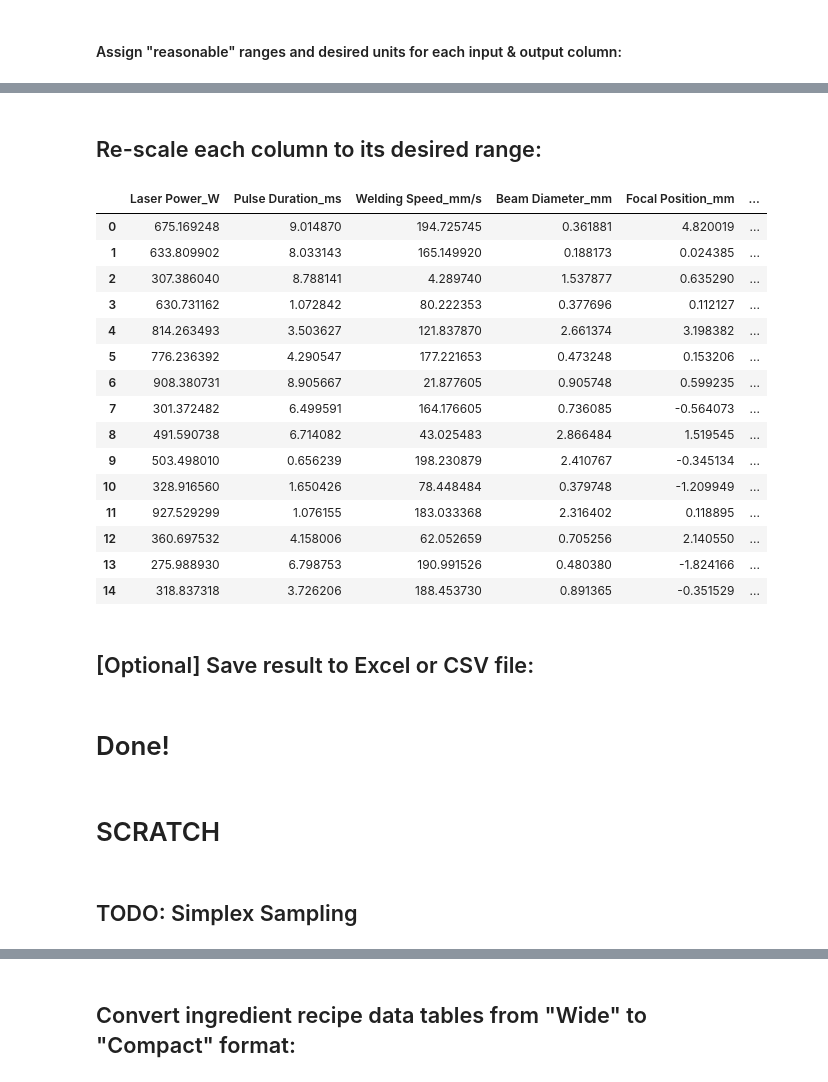
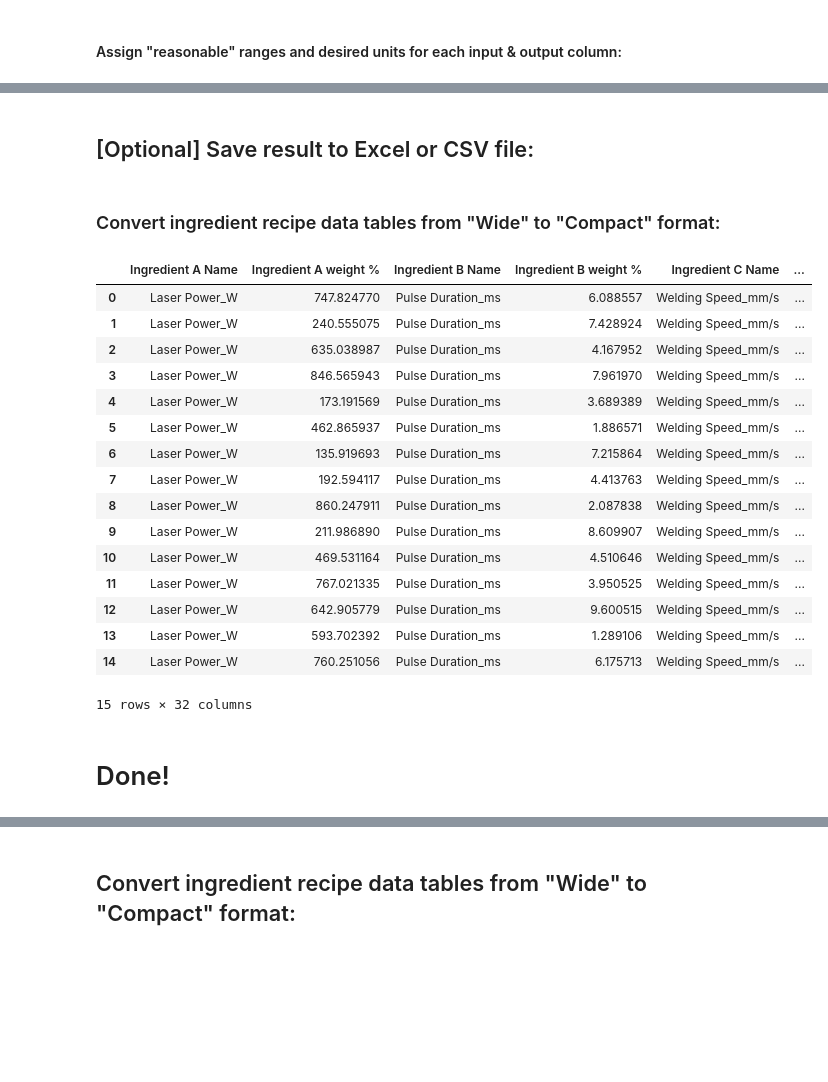
Before and after one commit to kylecsnow/js-ml-dashboard, a Jupyter notebook: backend/notebooks/Synthetic Dataset Generator.ipynb, the cells around one changed output, grey strips where cells are left out. Saved outputs shown, nothing was run; the diff lists cells and outputs as text; code cells hidden in the pictures; blank space fills up the shorter version.

```diff
--- a/backend/notebooks/Synthetic Dataset Generator.ipynb
+++ b/backend/notebooks/Synthetic Dataset Generator.ipynb
@@ -665,2 +424,0 @@ coefs_df
-# %% [markdown]
-## Re-scale each column to its desired range:
@@ -669,47 +425,29 @@ df = data_df.copy()
-# %%
-df_scaled = df.copy()
-
-for col in df.columns:
-    if col in inputs:
-        scaled_col = (df[col].to_numpy() + 2) / 4
-        df_scaled[col] = scaled_col
-
-all_columns = dict()
-all_columns.update(inputs)
-all_columns.update(outputs)
-
-for col in all_columns:
-    df_scaled[col] = df_scaled[col] * (all_columns[col]["max"] - all_columns[col]["min"]) + all_columns[col]["min"]
-
-column_renaming = {col: f'{col}_{all_columns[col]["units"]}' for col in all_columns}
-df_scaled = df_scaled.rename(column_renaming, axis=1)
-
-df_scaled
-# %% [output]
-|  | Laser Power_W | Pulse Duration_ms | Welding Speed_mm/s | Beam Diameter_mm | Focal Position_mm | ... |
-| 0 | 675.169248 | 9.014870 | 194.725745 | 0.361881 | 4.820019 | ... |
-| 1 | 633.809902 | 8.033143 | 165.149920 | 0.188173 | 0.024385 | ... |
-| 2 | 307.386040 | 8.788141 | 4.289740 | 1.537877 | 0.635290 | ... |
-| 3 | 630.731162 | 1.072842 | 80.222353 | 0.377696 | 0.112127 | ... |
-| 4 | 814.263493 | 3.503627 | 121.837870 | 2.661374 | 3.198382 | ... |
-| 5 | 776.236392 | 4.290547 | 177.221653 | 0.473248 | 0.153206 | ... |
-| 6 | 908.380731 | 8.905667 | 21.877605 | 0.905748 | 0.599235 | ... |
-| 7 | 301.372482 | 6.499591 | 164.176605 | 0.736085 | -0.564073 | ... |
-| 8 | 491.590738 | 6.714082 | 43.025483 | 2.866484 | 1.519545 | ... |
-| 9 | 503.498010 | 0.656239 | 198.230879 | 2.410767 | -0.345134 | ... |
-| 10 | 328.916560 | 1.650426 | 78.448484 | 0.379748 | -1.209949 | ... |
-| 11 | 927.529299 | 1.076155 | 183.033368 | 2.316402 | 0.118895 | ... |
-| 12 | 360.697532 | 4.158006 | 62.052659 | 0.705256 | 2.140550 | ... |
-| 13 | 275.988930 | 6.798753 | 190.991526 | 0.480380 | -1.824166 | ... |
-| 14 | 318.837318 | 3.726206 | 188.453730 | 0.891365 | -0.351529 | ... |
 # %% [markdown]
 ## [Optional] Save result to Excel or CSV file:
+# %% [markdown]
+### Convert ingredient recipe data tables from "Wide" to "Compact" format:
+# %%
+wide_to_compact_format(data_df)
+# %% [output]
+|  | Ingredient A Name | Ingredient A weight % | Ingredient B Name | Ingredient B weight % | Ingredient C Name | ... |
+| 0 | Laser Power_W | 747.824770 | Pulse Duration_ms | 6.088557 | Welding Speed_mm/s | ... |
+| 1 | Laser Power_W | 240.555075 | Pulse Duration_ms | 7.428924 | Welding Speed_mm/s | ... |
+| 2 | Laser Power_W | 635.038987 | Pulse Duration_ms | 4.167952 | Welding Speed_mm/s | ... |
+| 3 | Laser Power_W | 846.565943 | Pulse Duration_ms | 7.961970 | Welding Speed_mm/s | ... |
+| 4 | Laser Power_W | 173.191569 | Pulse Duration_ms | 3.689389 | Welding Speed_mm/s | ... |
+| 5 | Laser Power_W | 462.865937 | Pulse Duration_ms | 1.886571 | Welding Speed_mm/s | ... |
+| 6 | Laser Power_W | 135.919693 | Pulse Duration_ms | 7.215864 | Welding Speed_mm/s | ... |
+| 7 | Laser Power_W | 192.594117 | Pulse Duration_ms | 4.413763 | Welding Speed_mm/s | ... |
+| 8 | Laser Power_W | 860.247911 | Pulse Duration_ms | 2.087838 | Welding Speed_mm/s | ... |
+| 9 | Laser Power_W | 211.986890 | Pulse Duration_ms | 8.609907 | Welding Speed_mm/s | ... |
+| 10 | Laser Power_W | 469.531164 | Pulse Duration_ms | 4.510646 | Welding Speed_mm/s | ... |
+| 11 | Laser Power_W | 767.021335 | Pulse Duration_ms | 3.950525 | Welding Speed_mm/s | ... |
+| 12 | Laser Power_W | 642.905779 | Pulse Duration_ms | 9.600515 | Welding Speed_mm/s | ... |
+| 13 | Laser Power_W | 593.702392 | Pulse Duration_ms | 1.289106 | Welding Speed_mm/s | ... |
+| 14 | Laser Power_W | 760.251056 | Pulse Duration_ms | 6.175713 | Welding Speed_mm/s | ... |
+15 rows × 32 columns
 # %%
 # df_scaled.to_excel("Demo Datasets/Laser Welding (Synthetic)/laser_welding.xlsx", index=False)
 # df_scaled.to_csv("Demo Datasets/Laser Welding (Synthetic)/laser_welding.csv", index=False)
 # %% [markdown]
 # Done!
-# %% [markdown]
-# SCRATCH
-# %% [markdown]
-## TODO: Simplex Sampling
```
Also changed, not shown: parts of 41 cells of this notebook.
